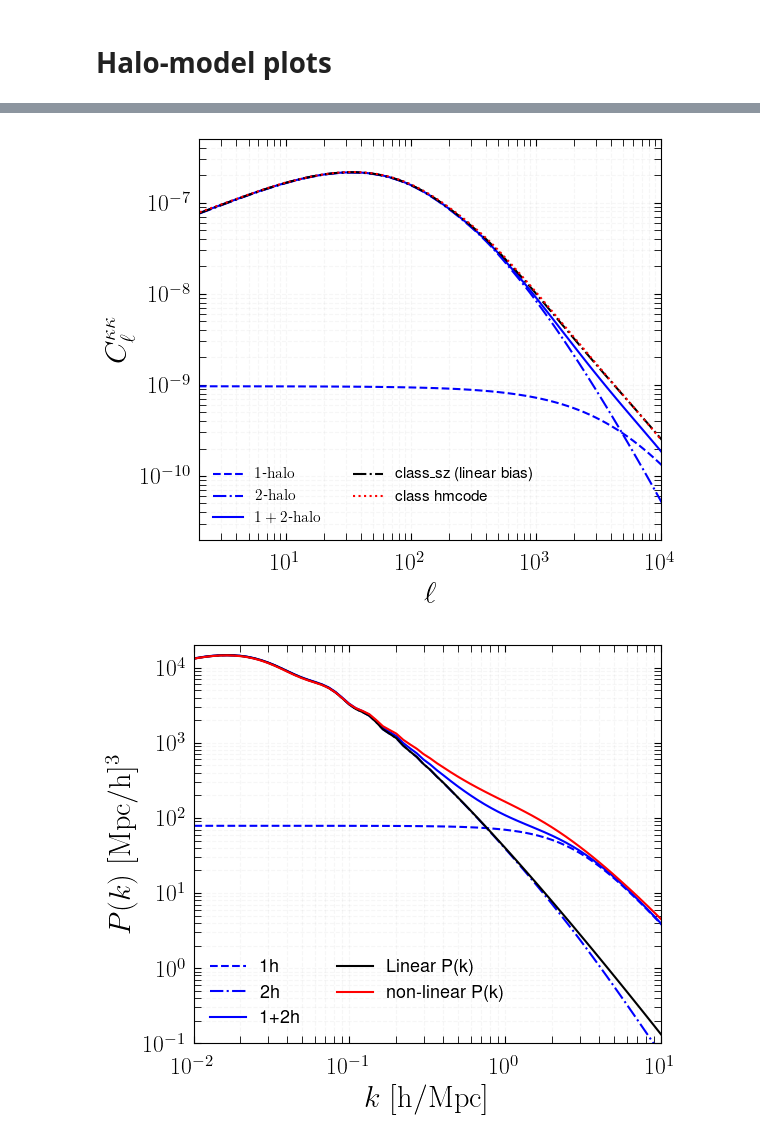
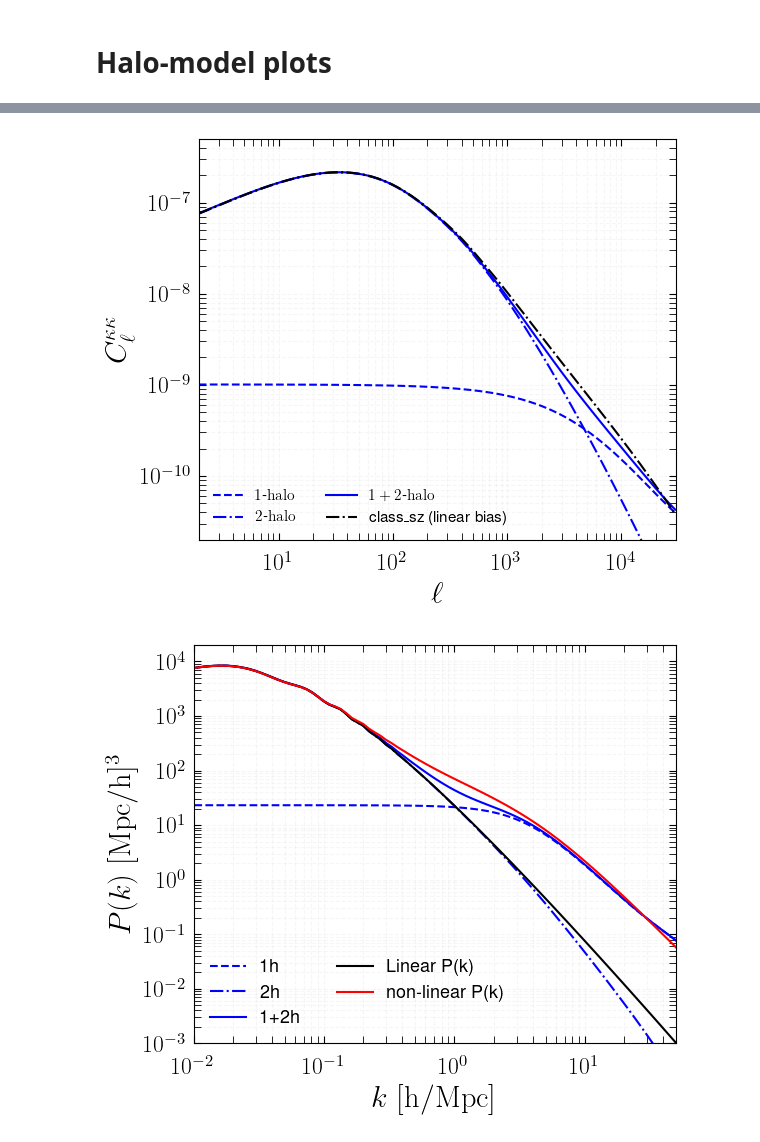
Before and after one commit to CLASS-SZ/notebooks, a Jupyter notebook: class_sz_cmblensing_halomodel.ipynb, the cells around one changed output, grey strips where cells are left out. Cells and saved outputs as stored; diff of their text form; code cells hidden in the pictures.

Commit message:
updating cmb lensing halo-model

```diff
--- a/class_sz_cmblensing_halomodel.ipynb
+++ b/class_sz_cmblensing_halomodel.ipynb
@@ -258,15 +357,21 @@ ax.set_xlim(2e0,10000)
 # %%
 %%time
 
-z_for_pk_hm = 0.5
+z_for_pk_hm = 1.1
 M = Class()
 # M.set(ksz_params)
 # M.set(common_params)
 M.set(cosmo_params)
 M.set({
-'output': 'lens_lens_1h,lens_lens_2h,lens_lens_hf,lCl,pk_at_z_1h,pk_at_z_2h',
+'output': 'lens_lens_1h,lens_lens_2h,lens_lens_hf,tCl,lCl,pk_at_z_1h,pk_at_z_2h',
 
-'ell_max': 20000.0,
+
+"mass function":"T08M200c",
+'x_out_truncated_nfw_profile' : 1.,
+# 'delta for matter density' : 'vir',
+# 'T10_alpha_fixed' : 1,
+
+'ell_max': 30000.0,
 'ell_min': 2.0,
 'dlogell': 0.1,
 'dell': 0,
@@ -274,10 +379,10 @@ M.set({
 'mass_epsabs': 1e-40,
 'mass_epsrel': 0.0001,
 
-'M_min':1e7,
+'M_min':1e10,
 'M_max':1e+17,
 'z_min':1e-5,
-'z_max': 25.,
+'z_max': 35.,
 
 'k_min_for_pk_class_sz' : 1e-4,
 'k_max_for_pk_class_sz' : 5e1,
@@ -285,9 +390,9 @@ M.set({
 'P_k_max_h/Mpc' : 200.0,
 
 
-# 'ndim_masses' : 150, # important 128 is default ccl value
-'ndim_redshifts' : 150,
-'non_linear':'hmcode',
+'ndim_masses' : 250, # important 128 is default ccl value
+'ndim_redshifts' : 550,
+'non_linear':'halofit',
 # 'perturb_sampling_stepsize' : 0.005,
 # 'k_max_tau0_over_l_max':5.,
 
@@ -299,8 +404,15 @@ M.set({
 "z_for_pk_hm" : z_for_pk_hm,
 "z_pk" : z_for_pk_hm ,
 "k_min_for_pk_hm" : 1e-3,
-"k_max_for_pk_hm" : 5e1,
+"k_max_for_pk_hm" : 1e2,
+
+'lensing':'yes',
+'modes':'s',
+'overwrite_clpp_with_limber' : 0,
+"hmf_apply_zthreshold_to_hmf_and_bias":0,
 
 })
-M.compute_class_szfast()
+M.compute()
+
+cl_kk = M.cl_kk
 # %% [output]
@@ -344,9 +476,9 @@ ax.plot(ell,cl_kk_hf/fac,ls='-.',c='k',label=r'class_sz (linear bias)')
 # M.raw_cl()['ell']
 # M.raw_cl()['pp']
 
-class_cls, = ax.plot(M.lensed_cl()['ell'],
-                     M.lensed_cl()['pp']*(M.lensed_cl()['ell']*(M.lensed_cl()['ell']+1.)/2.)**2.,
-                     ls=':',c='r',label=r'class hmcode')
+# class_cls, = ax.plot(M.lensed_cl()['ell'],
+#                      M.lensed_cl()['pp']*(M.lensed_cl()['ell']*(M.lensed_cl()['ell']+1.)/2.)**2.,
+#                      ls=':',c='r',label=r'class hmcode')
 
 
 plt.legend(frameon=True,framealpha=0,ncol=2,fontsize=11,loc=3)
@@ -354,12 +486,12 @@ plt.legend(frameon=True,framealpha=0,ncol=2,fontsize=11,loc=3)
 ax.set_xscale('log')
 ax.set_yscale('log')
 
-ax.set_xlim(2e0,1.e4)
+ax.set_xlim(2e0,3.e4)
 ax.set_ylim(2e-11,5.e-7)
 fig.tight_layout()
 plt.savefig('figures/clkk_halomdel.png',dpi=300)
 # %% [output]
-[figure, old version]
+[figure, new version]
 # %%
 label_size = 17
 title_size = 22
@@ -373,34 +505,34 @@ pk_hm_2h = np.asarray(M.pk_at_z_hm()['2h'])
 z = z_for_pk_hm
 pk1_lin_fast = np.vectorize(M.pk_lin)(khm*M.h(),z)*M.h()**3
 pk1_nonlin_fast = np.vectorize(M.pk)(khm*M.h(),z)*M.h()**3
 
 plt.plot(khm,pk_hm_1h,c='b',ls='--',label='1h')
 plt.plot(khm,pk_hm_2h,c='b',ls='-.',label='2h')
 plt.plot(khm,pk_hm_1h+pk_hm_2h,c='b',ls='-',label='1+2h')
 
 plt.plot(khm,pk1_lin_fast,c='k',label='Linear P(k)')
 plt.plot(khm,pk1_nonlin_fast,c='r',label='non-linear P(k)')
 
 
 plt.legend(frameon=True,framealpha=0,ncol=2,fontsize=13,loc=3)
 
 ax.set_xscale('log')
 ax.set_yscale('log')
 
-ax.set_xlim(1e-2,1.e1)
-ax.set_ylim(1e-1,2e4)
+ax.set_xlim(1e-2,5.e1)
+ax.set_ylim(1e-3,2e4)
 
 ax.tick_params(axis = 'x',which='both',length=5,direction='in', pad=10)
 ax.tick_params(axis = 'y',which='both',length=5,direction='in', pad=5)
 ax.xaxis.set_ticks_position('both')
 ax.yaxis.set_ticks_position('both')
 plt.setp(ax.get_yticklabels(), rotation='horizontal', fontsize=label_size)
 plt.setp(ax.get_xticklabels(), fontsize=label_size)
 ax.grid( visible=True, which="both", alpha=0.1, linestyle='--')
 
 ax.set_xlabel(r"$k$  $\mathrm{[h/Mpc]}$",size=title_size)
 ax.set_ylabel(r"$P(k)$  $\mathrm{[Mpc/h]^3}$",size=title_size)
 fig.tight_layout()
-plt.savefig('figures/pk_halomdel.png',dpi=300)
+# plt.savefig('figures/pk_halomdel.png',dpi=300)
 # %% [output]
-[figure, old version]
+[figure, new version]
```
Also changed, not shown: parts of 13 cells of this notebook, 1 other file.
